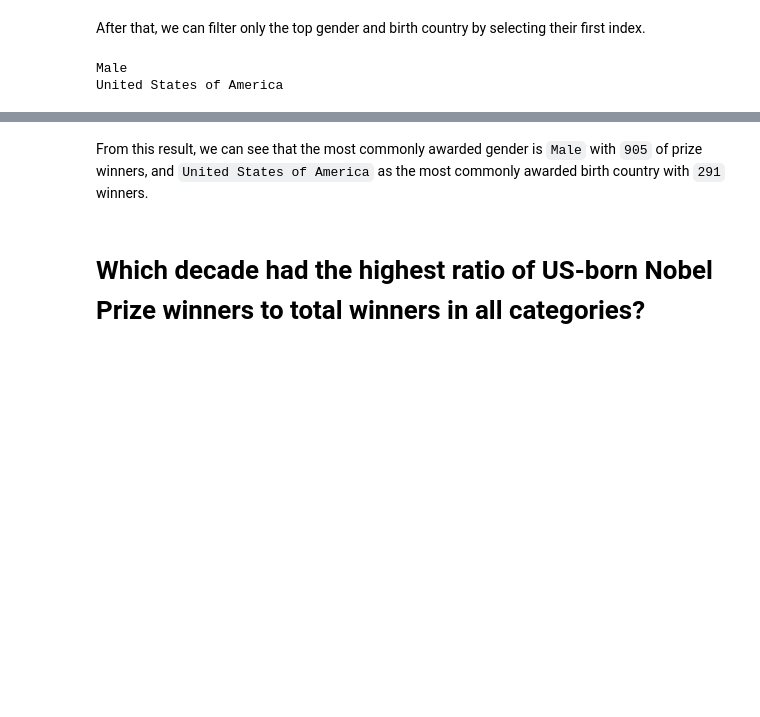
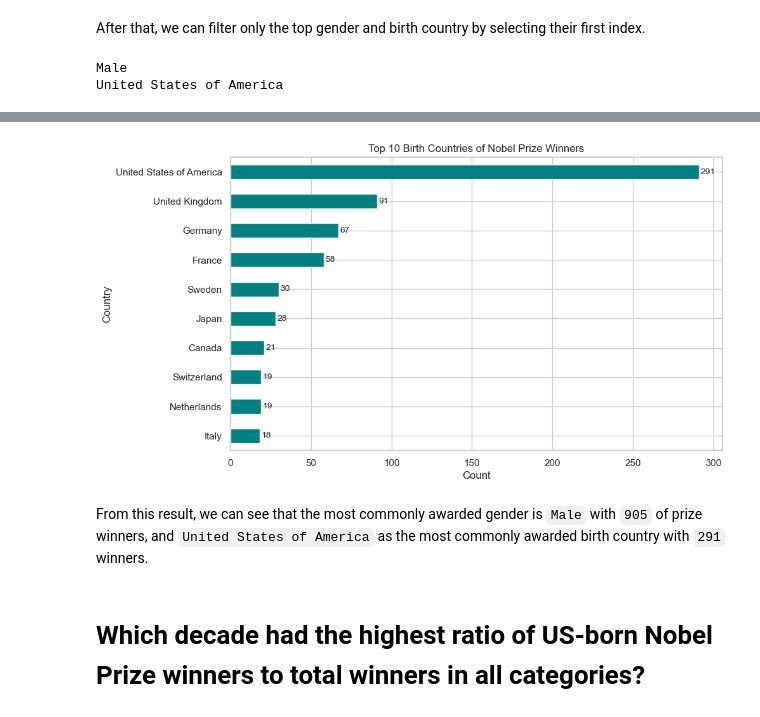
Before and after one commit to azizp128/data-science-projects, a Jupyter notebook: a-visual-history-of-nobel-prize-winners/new-version/notebook.ipynb, the cells around one changed output, grey strips where cells are left out. Saved outputs shown, nothing was run; the diff lists cells and outputs as text; code cells hidden in the pictures; blank space fills up the shorter version.

```diff
--- a/a-visual-history-of-nobel-prize-winners/new-version/notebook.ipynb
+++ b/a-visual-history-of-nobel-prize-winners/new-version/notebook.ipynb
@@ -79,3 +100,28 @@ United States of America
+# %%
+# Sort the Series in descending order and select the top 10
+sorted_num_country = num_country.sort_values(ascending=False).head(10)
+
+# Plot a horizontal bar chart
+plt.figure(figsize=(10, 6))
+bars = sorted_num_country.plot(kind='barh', color='teal')
+
+# Reverse the y-axis to show the highest number on top
+plt.gca().invert_yaxis()
+
+# Add bar labels
+for bar in bars.patches:
+    plt.text(bar.get_width() + 1,  # X position (right of bar)
+             bar.get_y() + bar.get_height() / 2,  # Y position (center of bar)
+             int(bar.get_width()),  # Text (the count)
+             ha='left', va='center', fontsize=10)  # Alignment and font size
+
+# Add titles and labels
+plt.title('Top 10 Birth Countries of Nobel Prize Winners')
+plt.xlabel('Count')
+plt.ylabel('Country')
+plt.show()
+# %% [output]
+[figure, added]
 # %% [markdown]
 From this result, we can see that the most commonly awarded gender is `Male` with `905` of prize winners, and `United States of America` as the most commonly awarded birth country with `291` winners.
 # %% [markdown]
```
Also changed, not shown: parts of 9 cells of this notebook.
